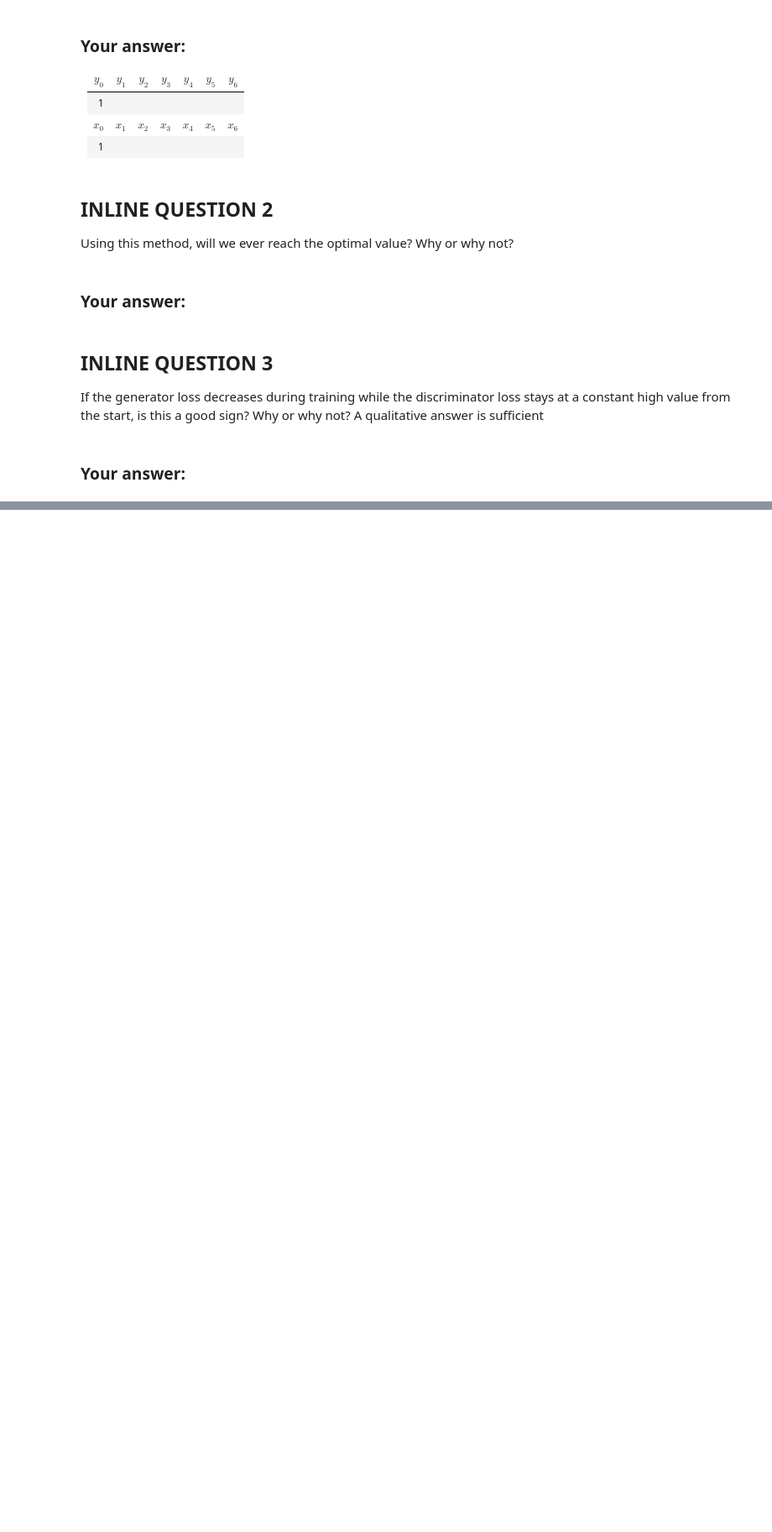
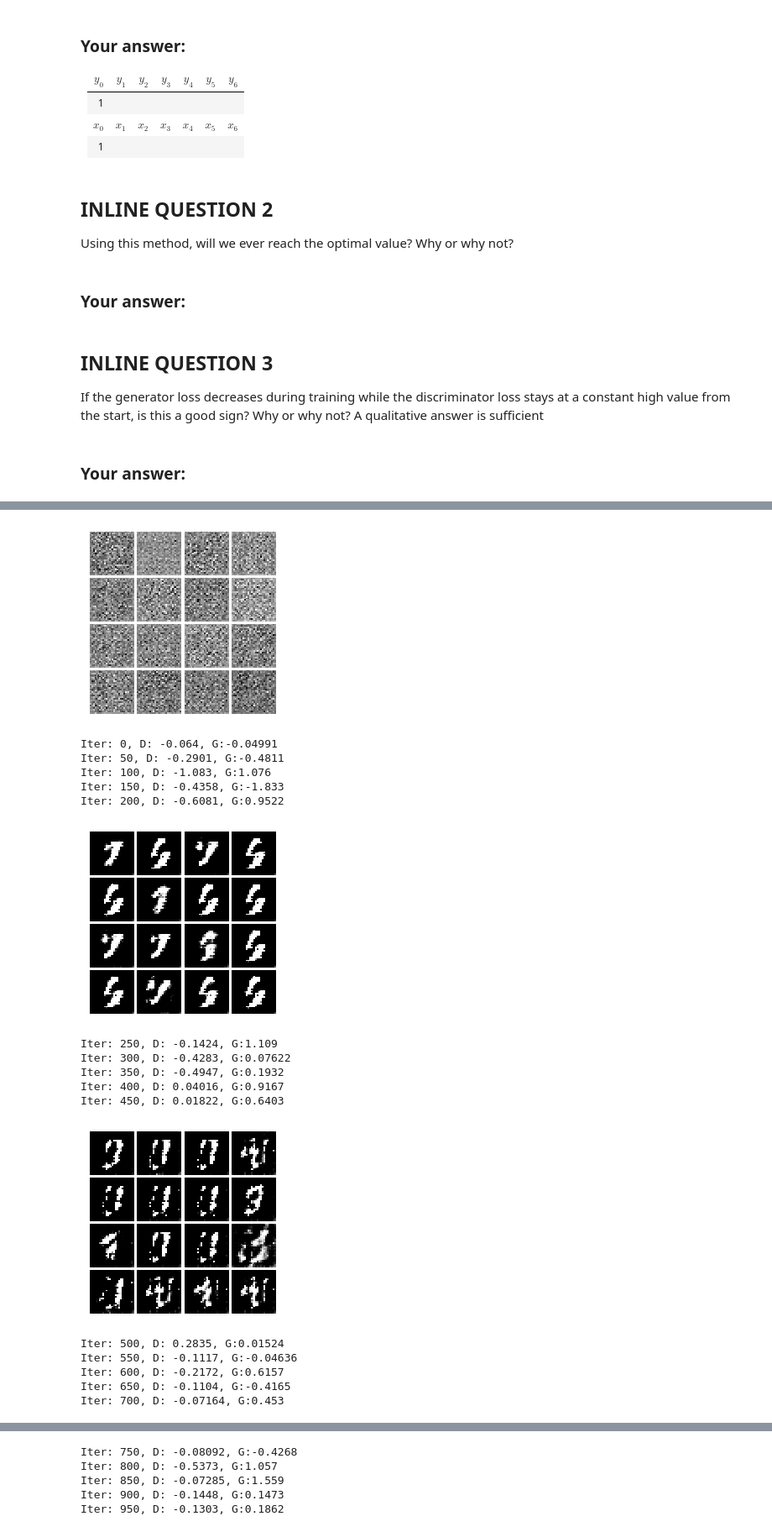
Before and after one commit to le773/cs231n, a Jupyter notebook: assignment3/GANs-TensorFlow.ipynb, the cells around one changed output, grey strips where cells are left out. Shown at 84% size. Drawn from its saved outputs; the diff is of its cells as text; code cells hidden in the pictures; blank space fills up the shorter version.

```diff
--- a/assignment3/GANs-TensorFlow.ipynb
+++ b/assignment3/GANs-TensorFlow.ipynb
@@ -171,7 +184,7 @@ def sample_noise(batch_size, dim):
     TensorFlow Tensor containing uniform noise in [-1, 1] with shape [batch_size, dim]
     """
     # TODO: sample and return noise
-    pass
+    return tf.random_uniform([batch_size,dim], minval=-1, maxval=1, dtype=tf.float32)
 # %% [markdown]
 Make sure noise is the correct shape and type:
 # %%
@@ -547,6 +675,17 @@ def generator(z):
     """
     with tf.variable_scope("generator"):
         # TODO: implement architecture
-        pass
+        dense_1=tf.layers.dense(inputs=z,units=1024,activation=tf.nn.relu)
+        bn_1=tf.layers.batch_normalization(inputs=dense_1)
+
+        dense_2=tf.layers.dense(inputs=bn_1,units=7*7*128,activation=tf.nn.relu)
+        bn_2=tf.layers.batch_normalization(inputs=dense_2)
+
+        z_img=tf.reshape(bn_2,[-1,7,7,128])
+
+        trans_1=tf.layers.conv2d_transpose(inputs=z_img,filters=64,strides=2,kernel_size=4,
+                                           padding="same",activation=tf.nn.relu)
+        bn_3=tf.layers.batch_normalization(inputs=trans_1)
+        img=tf.layers.conv2d_transpose(inputs=bn_3,filters=1,strides=2,kernel_size=4,activation=tf.nn.tanh,padding="same")
         return img
 test_generator(6595521)
@@ -621,0 +855,25 @@ If the generator loss decreases during training while the discriminator loss sta
+# %%
+tf.reset_default_graph()
+
+batch_size = 128
+# our noise dimension
+noise_dim = 96
+
+# placeholders for images from the training dataset
+x = tf.placeholder(tf.float32, [None, 784])
+z = sample_noise(batch_size, noise_dim)
+# generated images
+G_sample = generator(z)
+
+with tf.variable_scope("") as scope:
+    #scale images to be -1 to 1
+    logits_real = discriminator(preprocess_img(x))
+    # Re-use discriminator weights on new inputs
+    scope.reuse_variables()
+    logits_fake = discriminator(G_sample)
+
+# Get the list of variables for the discriminator and generator
+D_vars = tf.get_collection(tf.GraphKeys.TRAINABLE_VARIABLES,'discriminator')
+G_vars = tf.get_collection(tf.GraphKeys.TRAINABLE_VARIABLES,'generator')
+
+D_solver, G_solver = get_solvers()
@@ -621,0 +925,23 @@ If the generator loss decreases during training while the discriminator loss sta
+# %%
+with get_session() as sess:
+    sess.run(tf.global_variables_initializer())
+    run_a_gan(sess,G_train_step,G_loss,D_train_step,D_loss,G_extra_step,D_extra_step,batch_size=128,num_epoch=5)
+# %% [output]
+[figure, added]
+Iter: 0, D: -0.064, G:-0.04991
+Iter: 50, D: -0.2901, G:-0.4811
+Iter: 100, D: -1.083, G:1.076
+Iter: 150, D: -0.4358, G:-1.833
+Iter: 200, D: -0.6081, G:0.9522
+[figure, added]
+Iter: 250, D: -0.1424, G:1.109
+Iter: 300, D: -0.4283, G:0.07622
+Iter: 350, D: -0.4947, G:0.1932
+Iter: 400, D: 0.04016, G:0.9167
+Iter: 450, D: 0.01822, G:0.6403
+[figure, added]
+Iter: 500, D: 0.2835, G:0.01524
+Iter: 550, D: -0.1117, G:-0.04636
+Iter: 600, D: -0.2172, G:0.6157
+Iter: 650, D: -0.1104, G:-0.4165
+Iter: 700, D: -0.07164, G:0.453
@@ -621,0 +949,5 @@ If the generator loss decreases during training while the discriminator loss sta
+Iter: 750, D: -0.08092, G:-0.4268
+Iter: 800, D: -0.5373, G:1.057
+Iter: 850, D: -0.07285, G:1.559
+Iter: 900, D: -0.1448, G:0.1473
+Iter: 950, D: -0.1303, G:0.1862
```
Also changed, not shown: parts of 28 cells of this notebook.
